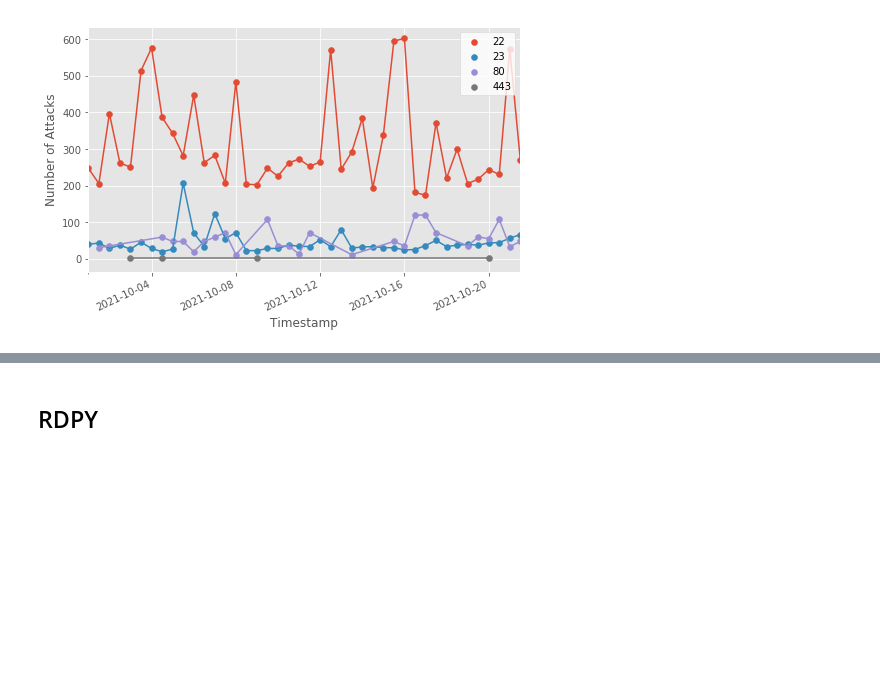
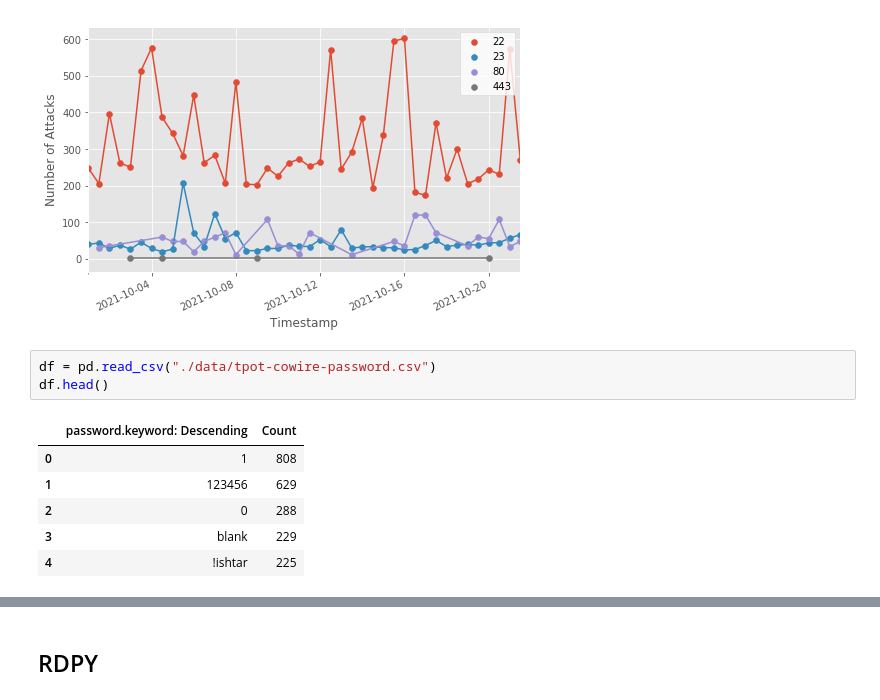
Before and after one commit to stefanDeveloper/master-thesis, a Jupyter notebook: plots/data-visualization.ipynb, the cells around one changed output, grey strips where cells are left out. Drawn from its saved outputs; the diff is of its cells as text; blank space fills up the shorter version.

```diff
--- a/plots/data-visualization.ipynb
+++ b/plots/data-visualization.ipynb
@@ -351,3 +351,13 @@ plt.savefig("tpot-cowire-port.pdf", format="pdf", bbox_inches="tight", pad_inche
 plt.show()
 # %% [output]
 [figure]
+# %%
+df = pd.read_csv("./data/tpot-cowire-password.csv")
+df.head()
+# %% [output]
+|  | password.keyword: Descending | Count |
+| 0 | 1 | 808 |
+| 1 | 123456 | 629 |
+| 2 | 0 | 288 |
+| 3 | blank | 229 |
+| 4 | !ishtar | 225 |
```
Also changed, not shown: parts of 3 cells of this notebook, 4 other files.
